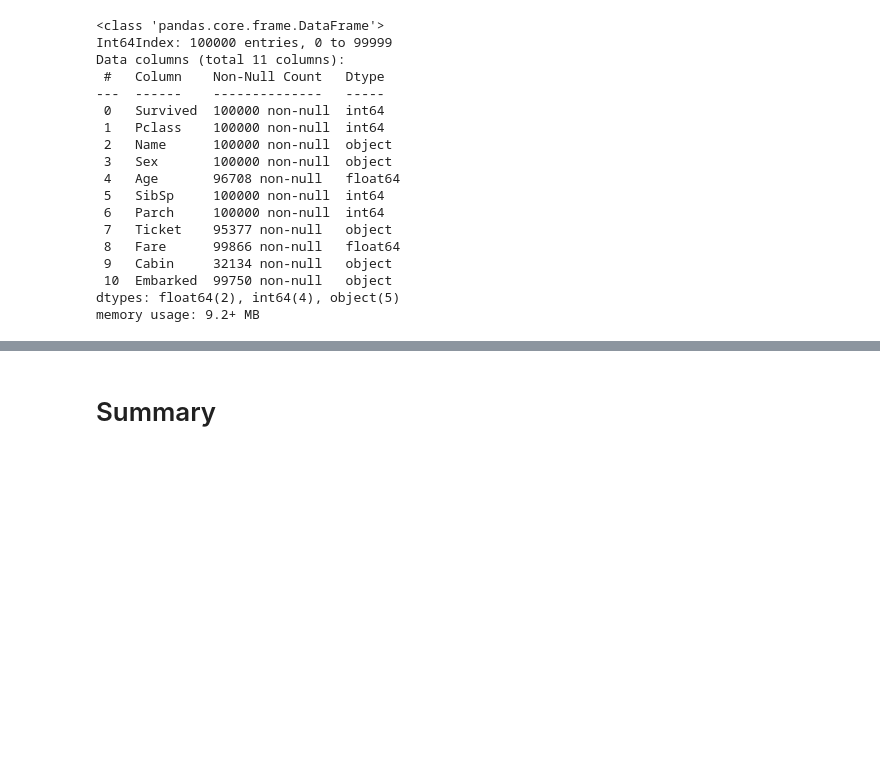
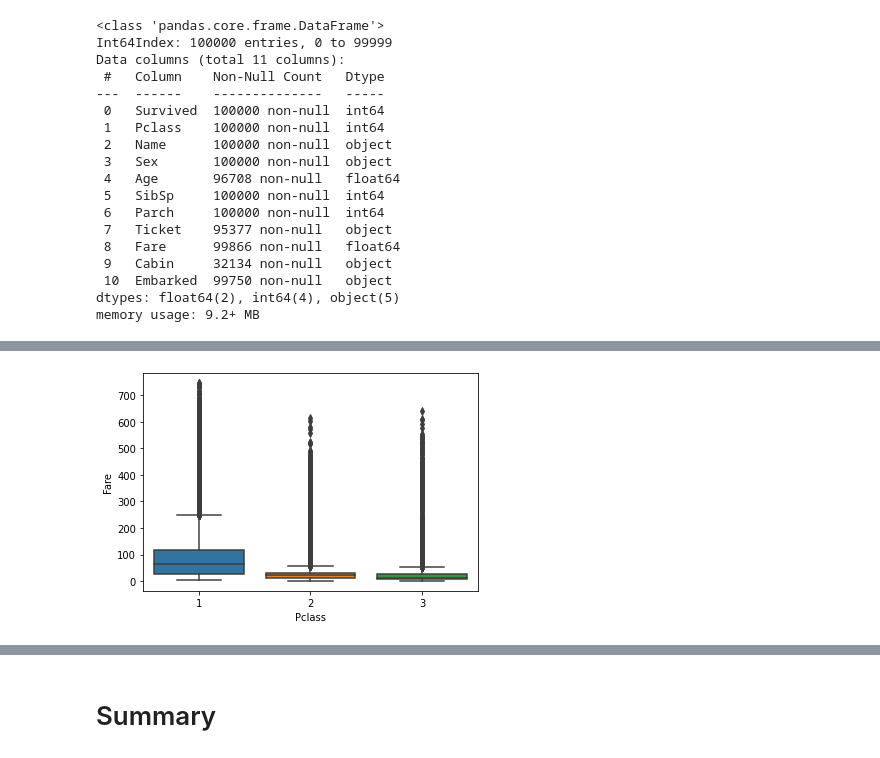
Before and after one commit to AlexUfnif/ml-intro-task2, a Jupyter notebook: 2_data_exploration/eda.ipynb, the cells around one changed output, grey strips where cells are left out. Cells and saved outputs as stored; diff of their text form; code cells hidden in the pictures; blank space fills up the shorter version.

```diff
--- a/2_data_exploration/eda.ipynb
+++ b/2_data_exploration/eda.ipynb
@@ -63,0 +187,17 @@ memory usage: 9.2+ MB
+# %%
+# Зависимость стоимости за билет от класса каюты.
+# Плотность распределения стоимости билета в зависимости от класса каюты
+sns.boxplot(x='Pclass', y='Fare', data=drop_train_data)
+
+# Есть существенные выбросы. Можно их удалить.
+drop_train_data['Fare_no_out'] = drop_train_data['Fare']
+fare_pclass1 = drop_train_data[drop_train_data['Pclass'] == 1]['Fare']
+fare_pclass2 = drop_train_data[drop_train_data['Pclass'] == 2]['Fare']
+fare_pclass3 = drop_train_data[drop_train_data['Pclass'] == 3]['Fare']
+fare_pclass1_no_out =fare_pclass1[fare_pclass1.values < (fare_pclass1.values.std())]
+fare_pclass2_no_out = fare_pclass2[fare_pclass2.values < (fare_pclass2.values.std())]
+fare_pclass3_no_out = fare_pclass3[fare_pclass3.values < (fare_pclass3.values.std())]
+drop_train_data['Fare_no_out'] = fare_pclass1_no_out.append(fare_pclass2_no_out)\
+                                              .append(fare_pclass3_no_out)
+# %% [output]
+[figure, added]
```
Also changed, not shown: parts of 25 cells of this notebook, 1 other file.
